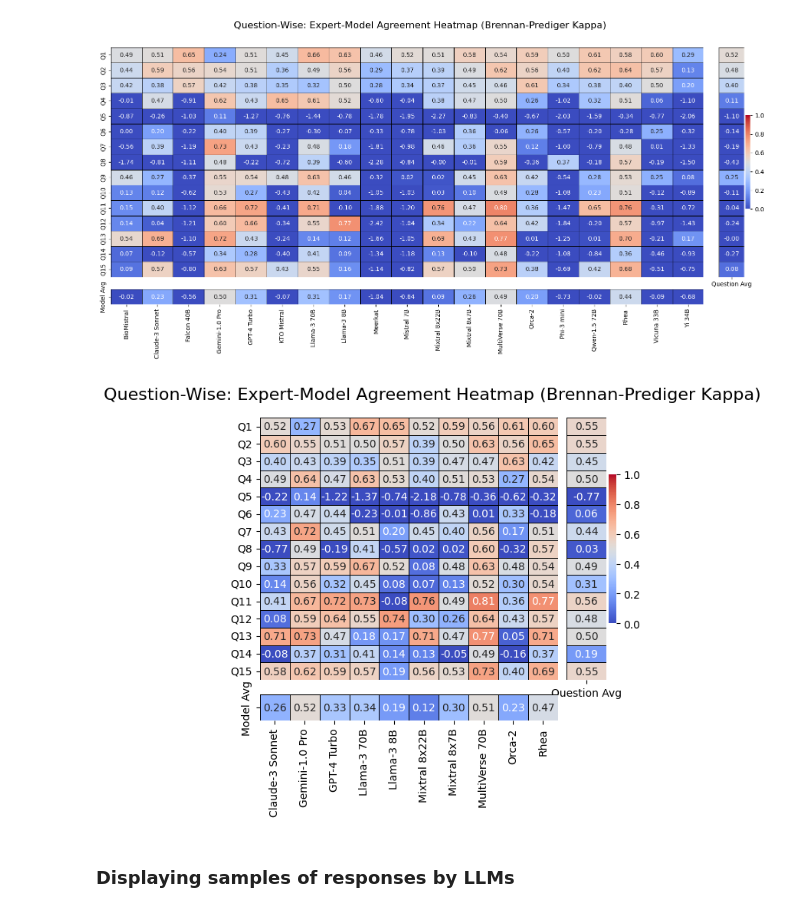
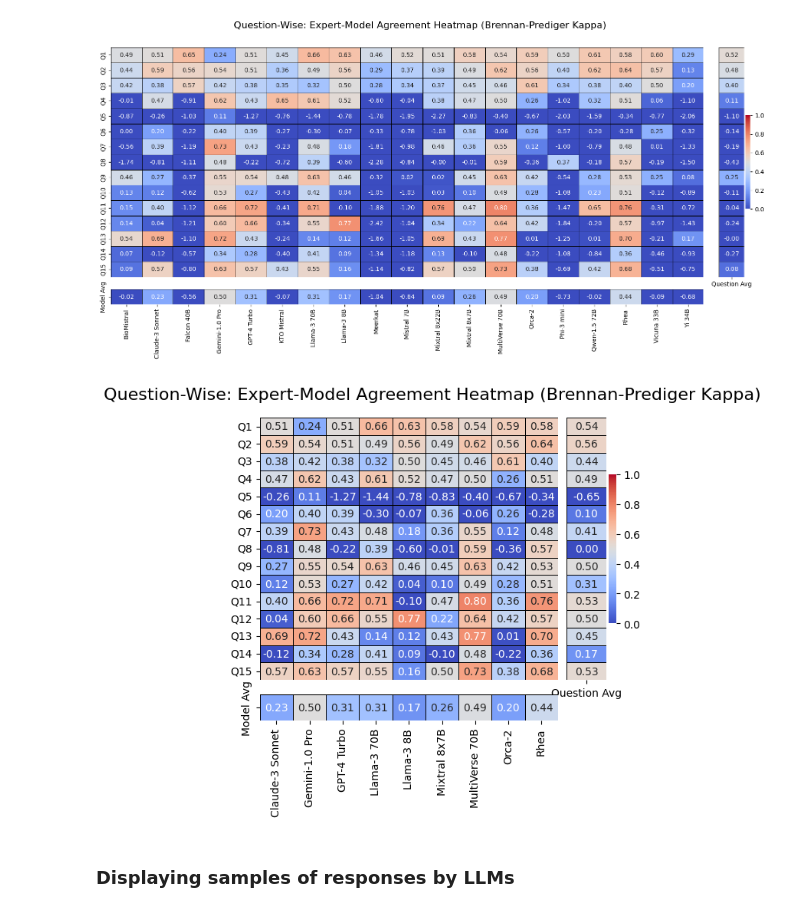
Before and after one commit to mm-khalil1/Evaluate_Medical_Video_Credibility_Using_LLMs, a Jupyter notebook: Results_Analysis/all_LLMs_plots_and_statistics.ipynb, the cells around one changed output. Saved outputs shown, nothing was run; the diff lists cells and outputs as text; code cells hidden in the pictures.

```diff
--- a/Results_Analysis/all_LLMs_plots_and_statistics.ipynb
+++ b/Results_Analysis/all_LLMs_plots_and_statistics.ipynb
@@ -604,14 +605,15 @@ plot_questionwise_agreement_heatmap(stat_cleaned_groupC_df, agreement_coef, topi
 # %% [output]
 [figure]
 # %%
-stat_cleaned_groupC_filtered_df = stat_groupC_df.drop(
+stat_cleaned_groupC_filtered_df = stat_cleaned_groupC_df.drop(
     columns=['BioMistral', 'Falcon 40B', 'KTO Mistral', 'Meerkat', 'Mistral 7B',
-             'Phi-3 mini', 'Qwen-1.5 72B', 'Vicuna 33B', 'Yi 34B', ],
+             'Mixtral 8x22B', 'Phi-3 mini', 'Qwen-1.5 72B', 'Vicuna 33B', 'Yi 34B',
+             ],
 )
 
 plot_questionwise_agreement_heatmap(stat_cleaned_groupC_filtered_df, agreement_coef, topic_name, figsize=(10,6))
 # %% [output]
-[figure, old version]
+[figure, new version]
 # %% [markdown]
 ### Displaying samples of responses by LLMs
 # %%
```
Also changed, not shown: parts of 2 cells of this notebook, 3 other files.
